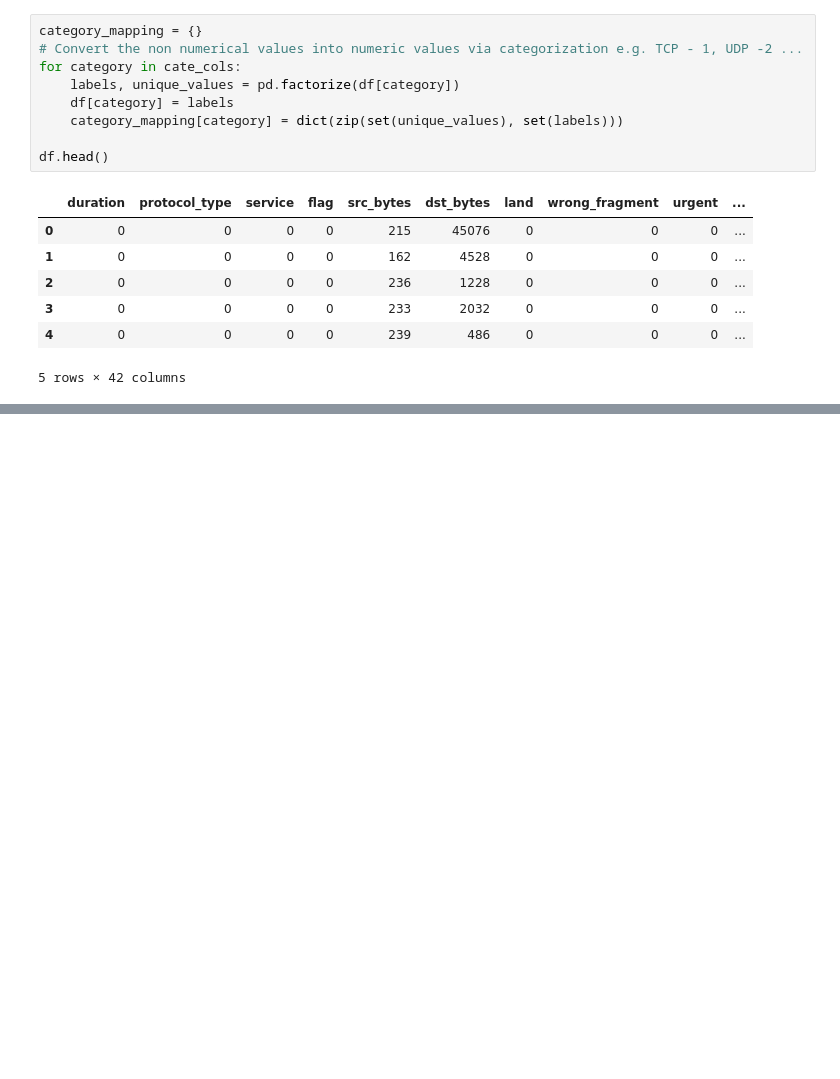
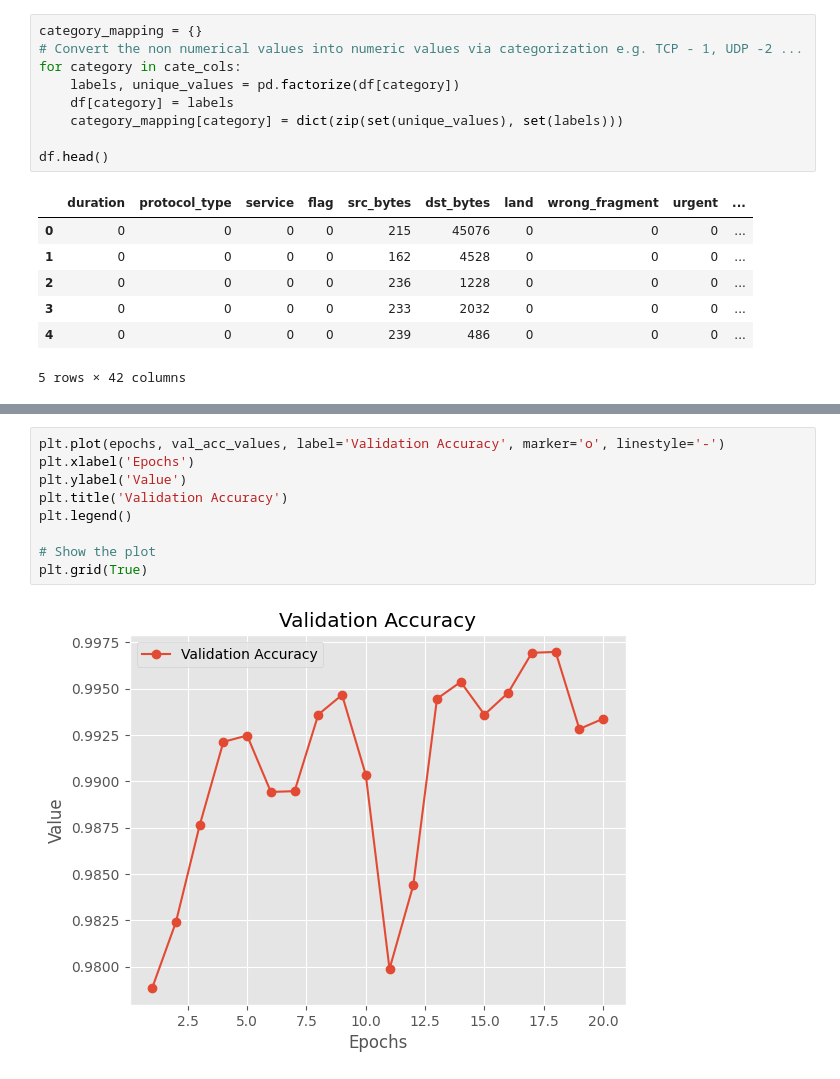
Before and after one commit to ashimdahal/zero_day_ATTACK_detection, a Jupyter notebook: cyber-innovations-lab-on-kdd-dataset.ipynb, the cells around one changed output, grey strips where cells are left out. Cells and saved outputs as stored; diff of their text form; blank space fills up the shorter version.

```diff
--- a/cyber-innovations-lab-on-kdd-dataset.ipynb
+++ b/cyber-innovations-lab-on-kdd-dataset.ipynb
@@ -394,0 +507,11 @@ init_df['label'] = df['label'].replace('normal.', '0')
+# %%
+plt.plot(epochs, val_acc_values, label='Validation Accuracy', marker='o', linestyle='-')
+plt.xlabel('Epochs')
+plt.ylabel('Value')
+plt.title('Validation Accuracy')
+plt.legend()
+
+# Show the plot
+plt.grid(True)
+# %% [output]
+[figure, added]
```
Also changed, not shown: parts of 31 cells of this notebook.
